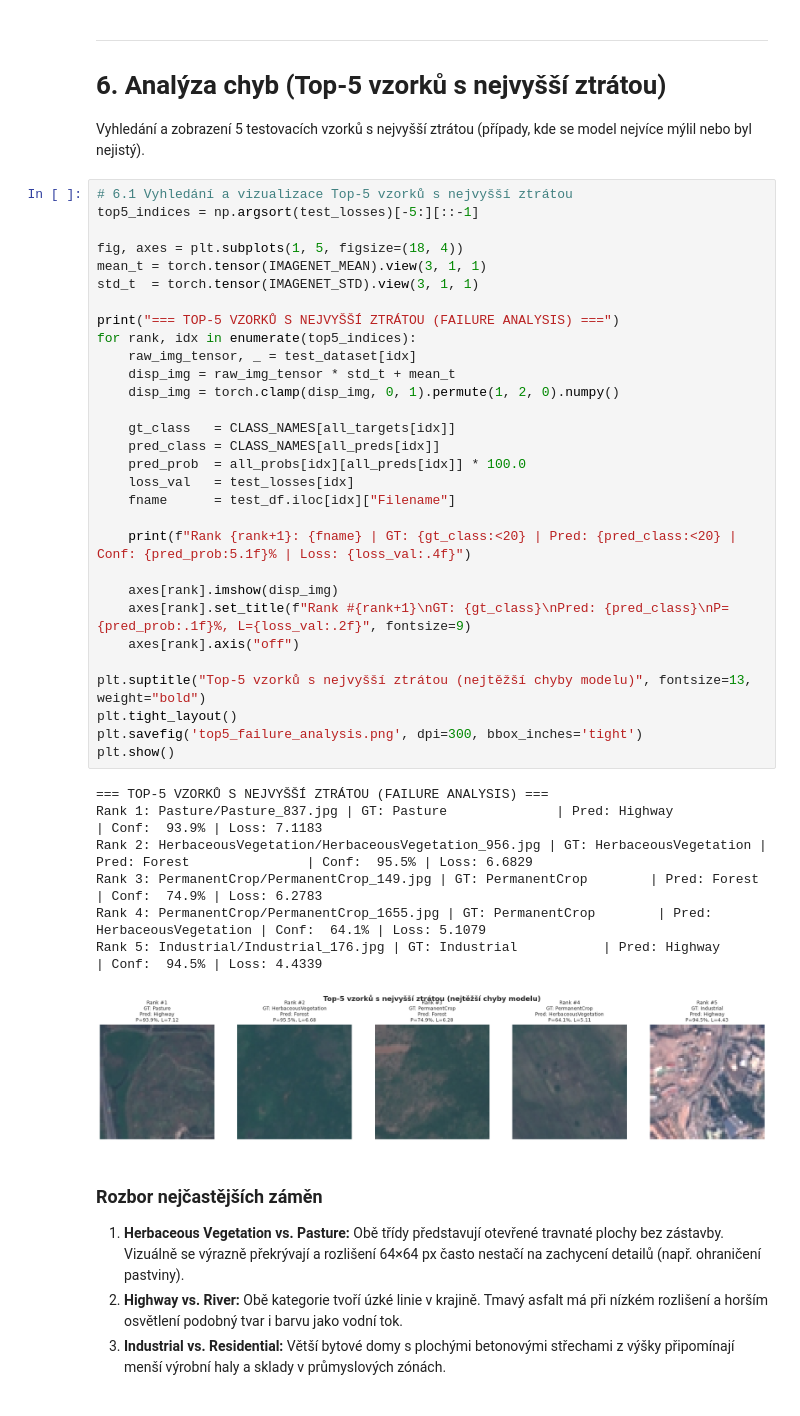
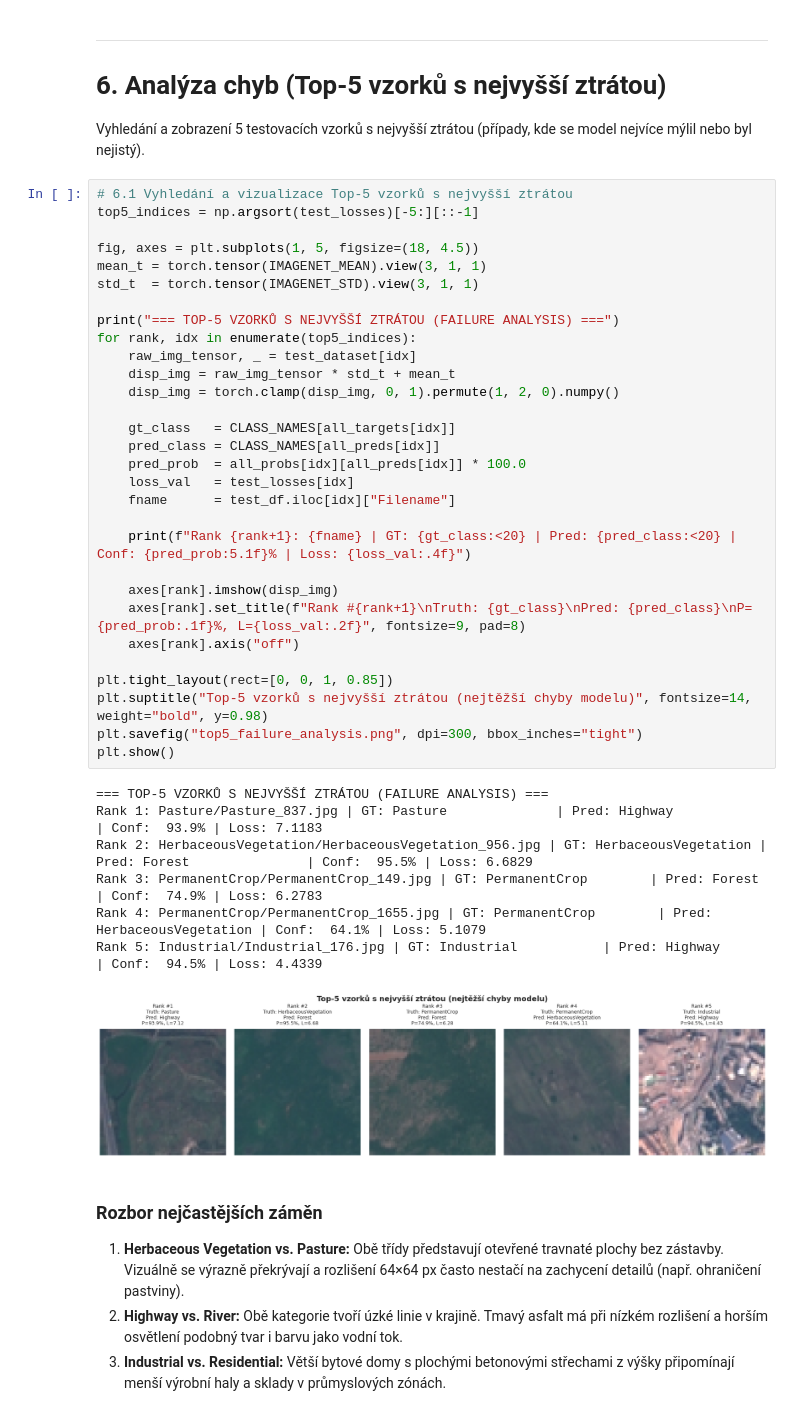
Before and after one commit to tomaskirnig/ML, a Jupyter notebook: Milestone_2/ML_KIR0041_milestone_02.ipynb, the cells around one changed output. Drawn from its saved outputs; the diff is of its cells as text.

```diff
--- a/Milestone_2/ML_KIR0041_milestone_02.ipynb
+++ b/Milestone_2/ML_KIR0041_milestone_02.ipynb
@@ -684,40 +685,40 @@ Vyhledání a zobrazení 5 testovacích vzorků s nejvyšší ztrátou (případ
 # 6.1 Vyhledání a vizualizace Top-5 vzorků s nejvyšší ztrátou
 top5_indices = np.argsort(test_losses)[-5:][::-1]
 
-fig, axes = plt.subplots(1, 5, figsize=(18, 4))
+fig, axes = plt.subplots(1, 5, figsize=(18, 4.5))
 mean_t = torch.tensor(IMAGENET_MEAN).view(3, 1, 1)
 std_t  = torch.tensor(IMAGENET_STD).view(3, 1, 1)
 
 print("=== TOP-5 VZORKŮ S NEJVYŠŠÍ ZTRÁTOU (FAILURE ANALYSIS) ===")
 for rank, idx in enumerate(top5_indices):
     raw_img_tensor, _ = test_dataset[idx]
     disp_img = raw_img_tensor * std_t + mean_t
     disp_img = torch.clamp(disp_img, 0, 1).permute(1, 2, 0).numpy()
 
     gt_class   = CLASS_NAMES[all_targets[idx]]
     pred_class = CLASS_NAMES[all_preds[idx]]
     pred_prob  = all_probs[idx][all_preds[idx]] * 100.0
     loss_val   = test_losses[idx]
     fname      = test_df.iloc[idx]["Filename"]
 
     print(f"Rank {rank+1}: {fname} | GT: {gt_class:<20} | Pred: {pred_class:<20} | Conf: {pred_prob:5.1f}% | Loss: {loss_val:.4f}")
 
     axes[rank].imshow(disp_img)
-    axes[rank].set_title(f"Rank #{rank+1}\nGT: {gt_class}\nPred: {pred_class}\nP={pred_prob:.1f}%, L={loss_val:.2f}", fontsize=9)
+    axes[rank].set_title(f"Rank #{rank+1}\nTruth: {gt_class}\nPred: {pred_class}\nP={pred_prob:.1f}%, L={loss_val:.2f}", fontsize=9, pad=8)
     axes[rank].axis("off")
 
-plt.suptitle("Top-5 vzorků s nejvyšší ztrátou (nejtěžší chyby modelu)", fontsize=13, weight="bold")
-plt.tight_layout()
-plt.savefig('top5_failure_analysis.png', dpi=300, bbox_inches='tight')
+plt.tight_layout(rect=[0, 0, 1, 0.85])
+plt.suptitle("Top-5 vzorků s nejvyšší ztrátou (nejtěžší chyby modelu)", fontsize=14, weight="bold", y=0.98)
+plt.savefig("top5_failure_analysis.png", dpi=300, bbox_inches="tight")
 plt.show()
 # %% [output]
 === TOP-5 VZORKŮ S NEJVYŠŠÍ ZTRÁTOU (FAILURE ANALYSIS) ===
 Rank 1: Pasture/Pasture_837.jpg | GT: Pasture              | Pred: Highway              | Conf:  93.9% | Loss: 7.1183
 Rank 2: HerbaceousVegetation/HerbaceousVegetation_956.jpg | GT: HerbaceousVegetation | Pred: Forest               | Conf:  95.5% | Loss: 6.6829
 Rank 3: PermanentCrop/PermanentCrop_149.jpg | GT: PermanentCrop        | Pred: Forest               | Conf:  74.9% | Loss: 6.2783
 Rank 4: PermanentCrop/PermanentCrop_1655.jpg | GT: PermanentCrop        | Pred: HerbaceousVegetation | Conf:  64.1% | Loss: 5.1079
 Rank 5: Industrial/Industrial_176.jpg | GT: Industrial           | Pred: Highway              | Conf:  94.5% | Loss: 4.4339
-[figure, old version]
+[figure, new version]
 # %% [markdown]
 ### Rozbor nejčastějších záměn
 1. **Herbaceous Vegetation vs. Pasture:** Obě třídy představují otevřené travnaté plochy bez zástavby. Vizuálně se výrazně překrývají a rozlišení 64×64 px často nestačí na zachycení detailů (např. ohraničení pastviny).
```
Also changed, not shown: parts of 4 cells of this notebook, 4 other files.
